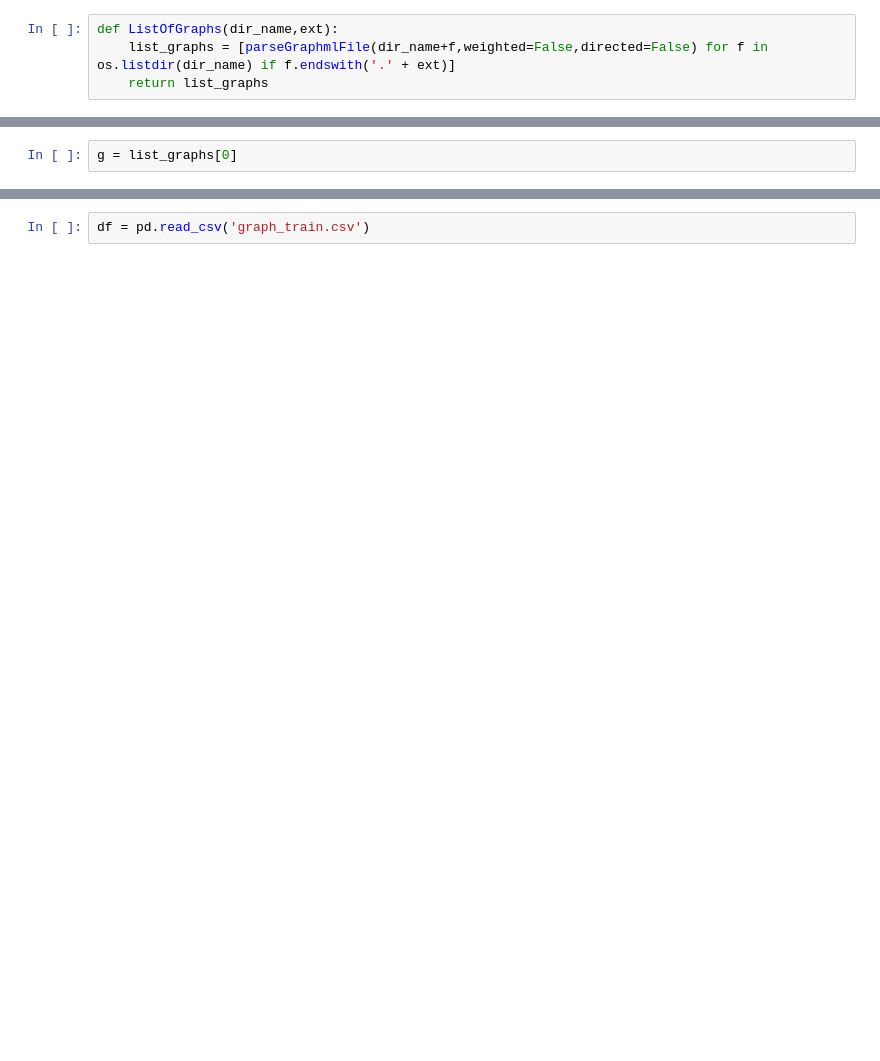
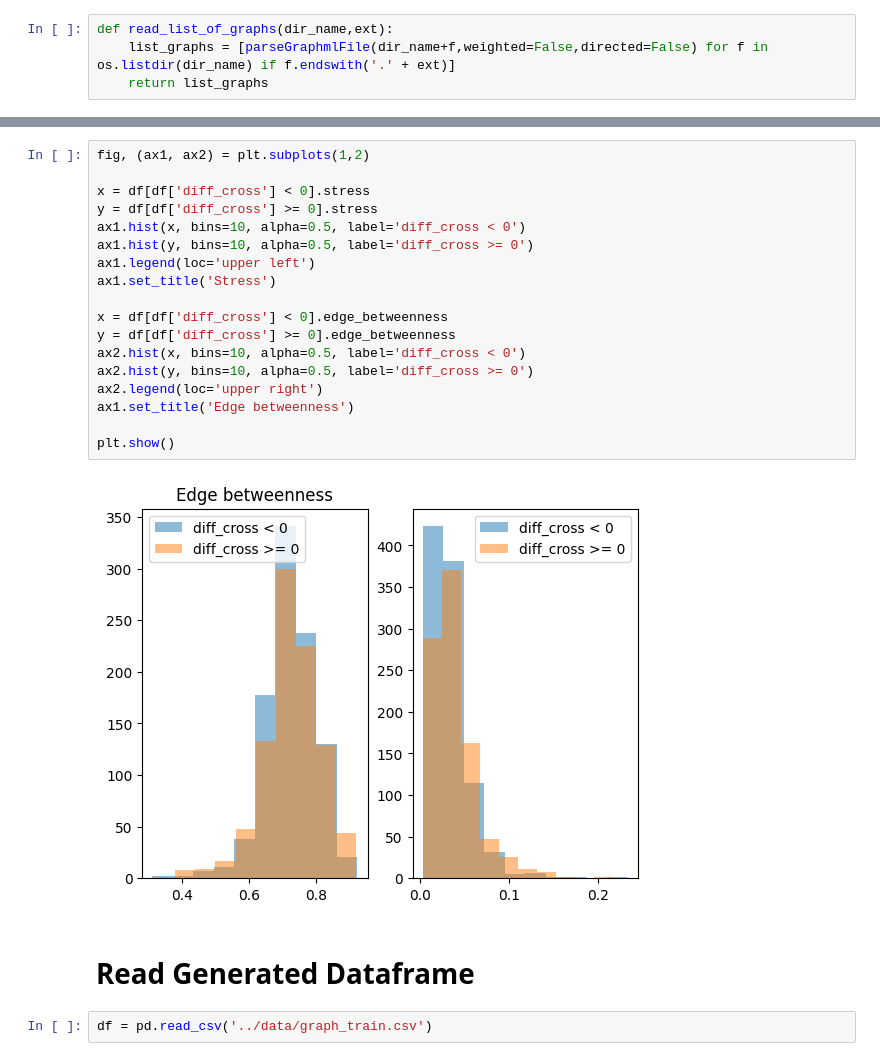
Before and after one commit to NathanielMH/EdgeRelaxationGraphDrawing, a Jupyter notebook: notebooks/data_generation.ipynb, the cells around one changed output, grey strips where cells are left out. Cells and saved outputs as stored; diff of their text form; blank space fills up the shorter version.

Commit message:
graph_train.df generation.

```diff
--- a/notebooks/data_generation.ipynb
+++ b/notebooks/data_generation.ipynb
@@ -24,4 +26,4 @@ from src.graph_parser import parseGraphmlFile
 # %%
-def ListOfGraphs(dir_name,ext):
+def read_list_of_graphs(dir_name,ext):
     list_graphs = [parseGraphmlFile(dir_name+f,weighted=False,directed=False) for f in os.listdir(dir_name) if f.endswith('.' + ext)]
     return list_graphs
@@ -30,2 +29,0 @@ list_graphs = ListOfGraphs('../data/random-dag/','graphml')
-# %%
-g = list_graphs[0]
@@ -36,2 +90,24 @@ nx.draw(g)
+# %%
+fig, (ax1, ax2) = plt.subplots(1,2)
+
+x = df[df['diff_cross'] < 0].stress
+y = df[df['diff_cross'] >= 0].stress
+ax1.hist(x, bins=10, alpha=0.5, label='diff_cross < 0')
+ax1.hist(y, bins=10, alpha=0.5, label='diff_cross >= 0')
+ax1.legend(loc='upper left')
+ax1.set_title('Stress')
+
+x = df[df['diff_cross'] < 0].edge_betweenness
+y = df[df['diff_cross'] >= 0].edge_betweenness
+ax2.hist(x, bins=10, alpha=0.5, label='diff_cross < 0')
+ax2.hist(y, bins=10, alpha=0.5, label='diff_cross >= 0')
+ax2.legend(loc='upper right')
+ax1.set_title('Edge betweenness')
+
+plt.show()
+# %% [output]
+[figure, added]
+# %% [markdown]
+# Read Generated Dataframe
 # %%
-df = pd.read_csv('graph_train.csv')
+df = pd.read_csv('../data/graph_train.csv')
```
Also changed, not shown: parts of 9 cells of this notebook, 2 other files.
